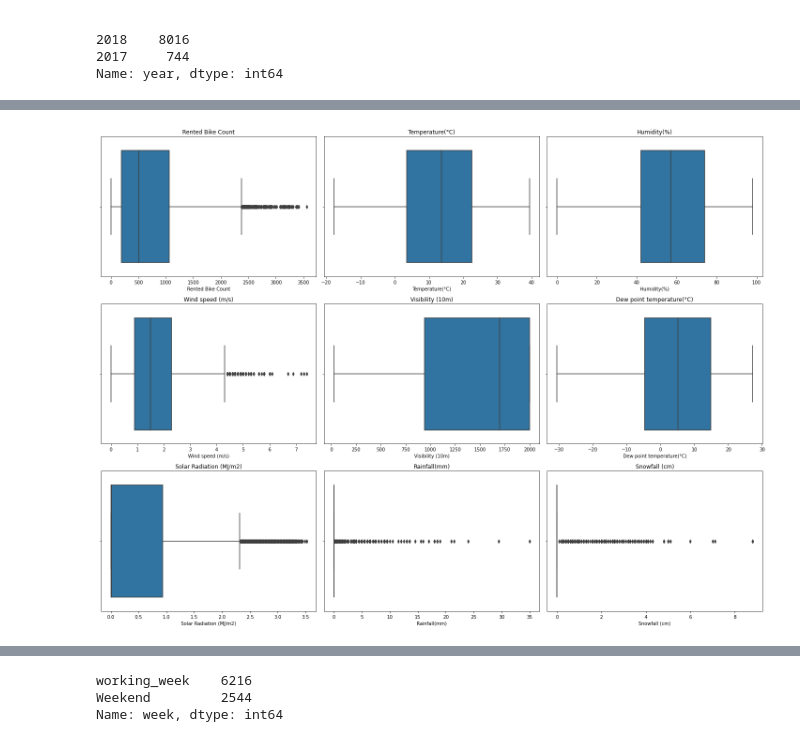
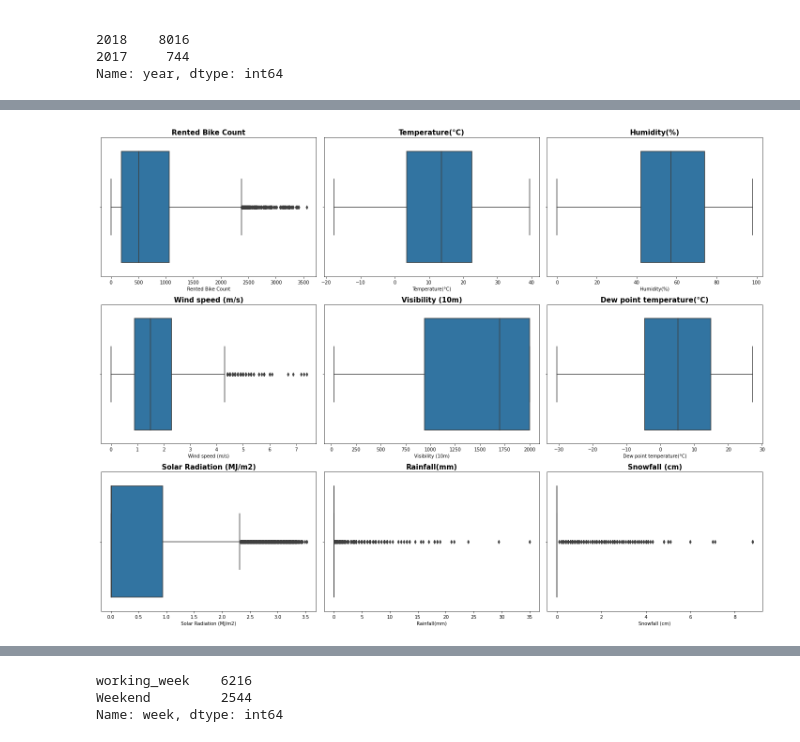
Before and after one commit to techsidh/seoul-bike-sharing-demand-prediction, a Jupyter notebook: Seoul_Bike_Sharing_Demand_Prediction.ipynb, the cells around one changed output, grey strips where cells are left out. Saved outputs shown, nothing was run; the diff lists cells and outputs as text; code cells hidden in the pictures.

```diff
--- a/Seoul_Bike_Sharing_Demand_Prediction.ipynb
+++ b/Seoul_Bike_Sharing_Demand_Prediction.ipynb
@@ -241,6 +245,6 @@ Name: year, dtype: int64
 for i in categorical_features.columns:
   plt.figure(figsize = (12,7))
 
-  sns.barplot(df[i], df['Rented Bike Count']).set_title( i)
+  sns.barplot(df[i], df['Rented Bike Count']).set_title( i, fontdict = { 'fontsize': 18},weight= 'bold')
   plt.tight_layout()
 # %% [output]
@@ -254,14 +258,14 @@ for i in categorical_features.columns:
 # %%
 # Checking Outliers of all Numeric Features with Seaborn Boxplot
 
 n = 1
 plt.figure(figsize=(20,15))
 
 for i in numeric_features.columns:
   plt.subplot(3,3,n)
   n=n+1
   sns.boxplot(df[i])
-  plt.title(i)
+  plt.title(i,  fontdict = {'fontsize': 15}, weight= 'bold')
   plt.tight_layout()
 # %% [output]
-[figure, old version]
+[figure, new version]
```
Also changed, not shown: parts of 38 cells of this notebook.
